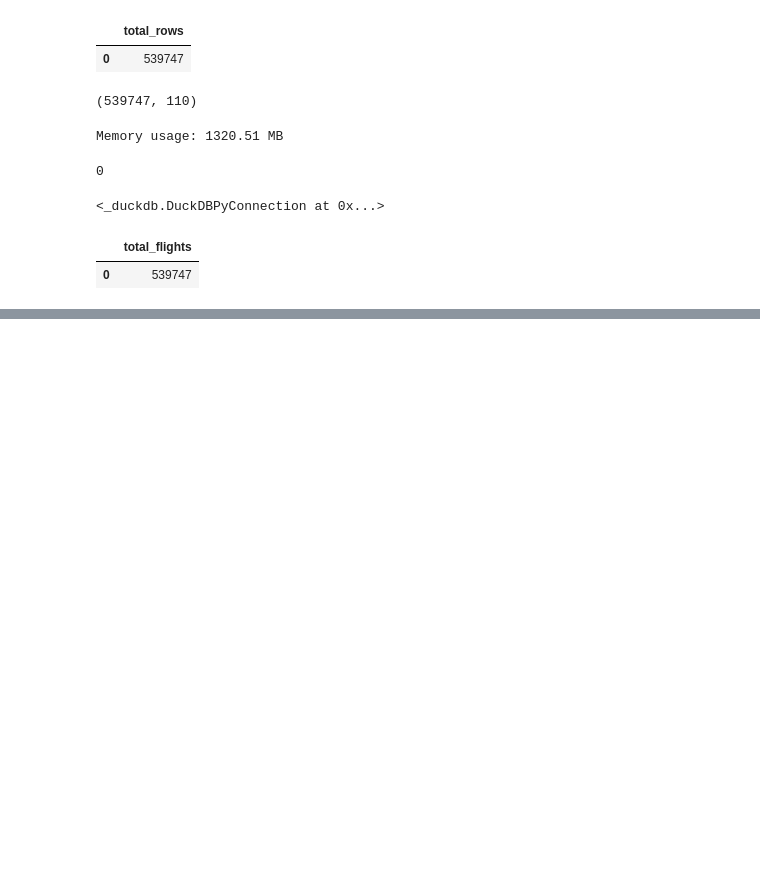
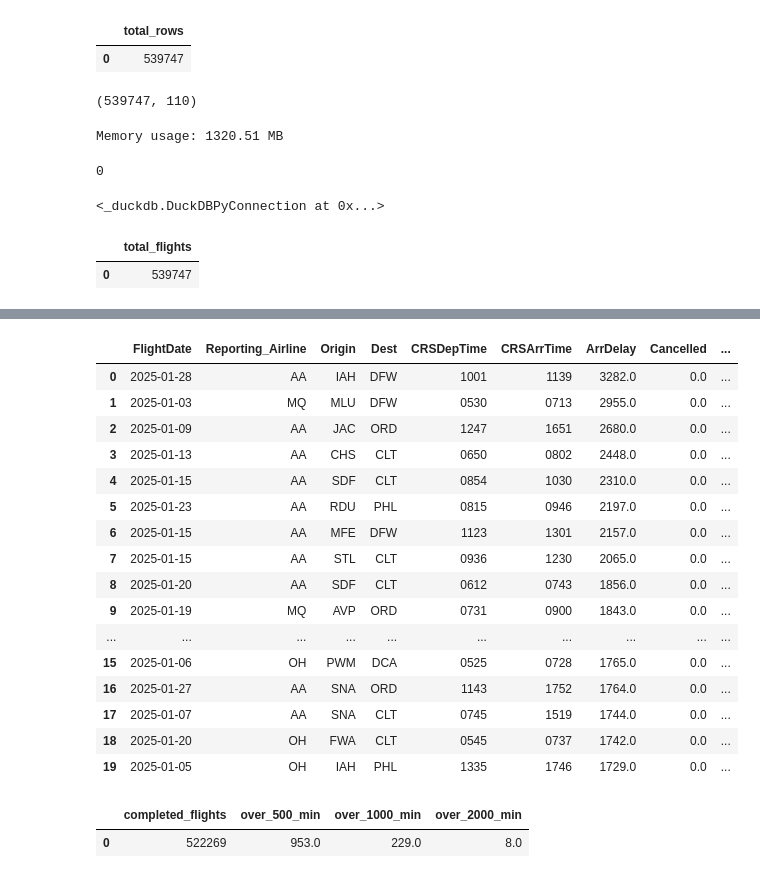
Before and after one commit to ttashi7/flight-operations-intelligence, a Jupyter notebook: notebooks/01_flight_data_profiling.ipynb, the cells around one changed output, grey strips where cells are left out. Saved outputs shown, nothing was run; the diff lists cells and outputs as text; code cells hidden in the pictures; blank space fills up the shorter version.

```diff
--- a/notebooks/01_flight_data_profiling.ipynb
+++ b/notebooks/01_flight_data_profiling.ipynb
@@ -481,3 +481,18 @@ FROM flights_jan
 # %% [output]
 |  | total_flights |
 | 0 | 539747 |
+# %%
+import duckdb
+from pathlib import Path
+
+PROJECT_ROOT = Path.cwd().parent
+
+RAW_FLIGHT_PATH = (
+    PROJECT_ROOT
+    / "data"
+    / "raw"
+    / "flights"
+    / "bts_ontime_2025_01.csv"
+)
+
+con = duckdb.connect()
@@ -483,0 +1052,57 @@ FROM flights_jan
+# %%
+con.sql("""
+SELECT
+    FlightDate,
+    Reporting_Airline,
+    Origin,
+    Dest,
+    CRSDepTime,
+    CRSArrTime,
+    ArrDelay,
+    Cancelled,
+    Diverted
+
+FROM flights_jan
+
+WHERE ArrDelay > 1000
+
+ORDER BY ArrDelay DESC
+LIMIT 20
+""").df()
+# %% [output]
+|  | FlightDate | Reporting_Airline | Origin | Dest | CRSDepTime | CRSArrTime | ArrDelay | Cancelled | ... |
+| 0 | 2025-01-28 | AA | IAH | DFW | 1001 | 1139 | 3282.0 | 0.0 | ... |
+| 1 | 2025-01-03 | MQ | MLU | DFW | 0530 | 0713 | 2955.0 | 0.0 | ... |
+| 2 | 2025-01-09 | AA | JAC | ORD | 1247 | 1651 | 2680.0 | 0.0 | ... |
+| 3 | 2025-01-13 | AA | CHS | CLT | 0650 | 0802 | 2448.0 | 0.0 | ... |
+| 4 | 2025-01-15 | AA | SDF | CLT | 0854 | 1030 | 2310.0 | 0.0 | ... |
+| 5 | 2025-01-23 | AA | RDU | PHL | 0815 | 0946 | 2197.0 | 0.0 | ... |
+| 6 | 2025-01-15 | AA | MFE | DFW | 1123 | 1301 | 2157.0 | 0.0 | ... |
+| 7 | 2025-01-15 | AA | STL | CLT | 0936 | 1230 | 2065.0 | 0.0 | ... |
+| 8 | 2025-01-20 | AA | SDF | CLT | 0612 | 0743 | 1856.0 | 0.0 | ... |
+| 9 | 2025-01-19 | MQ | AVP | ORD | 0731 | 0900 | 1843.0 | 0.0 | ... |
+| ... | ... | ... | ... | ... | ... | ... | ... | ... | ... |
+| 15 | 2025-01-06 | OH | PWM | DCA | 0525 | 0728 | 1765.0 | 0.0 | ... |
+| 16 | 2025-01-27 | AA | SNA | ORD | 1143 | 1752 | 1764.0 | 0.0 | ... |
+| 17 | 2025-01-07 | AA | SNA | CLT | 0745 | 1519 | 1744.0 | 0.0 | ... |
+| 18 | 2025-01-20 | OH | FWA | CLT | 0545 | 0737 | 1742.0 | 0.0 | ... |
+| 19 | 2025-01-05 | OH | IAH | PHL | 1335 | 1746 | 1729.0 | 0.0 | ... |
+# %%
+con.sql("""
+SELECT
+    COUNT(*) AS completed_flights,
+
+    SUM(CASE WHEN ArrDelay > 500 THEN 1 ELSE 0 END)
+        AS over_500_min,
+
+    SUM(CASE WHEN ArrDelay > 1000 THEN 1 ELSE 0 END)
+        AS over_1000_min,
+
+    SUM(CASE WHEN ArrDelay > 2000 THEN 1 ELSE 0 END)
+        AS over_2000_min
+
+FROM modeling_base
+""").df()
+# %% [output]
+|  | completed_flights | over_500_min | over_1000_min | over_2000_min |
+| 0 | 522269 | 953.0 | 229.0 | 8.0 |
```
Also changed, not shown: parts of 40 cells of this notebook.
